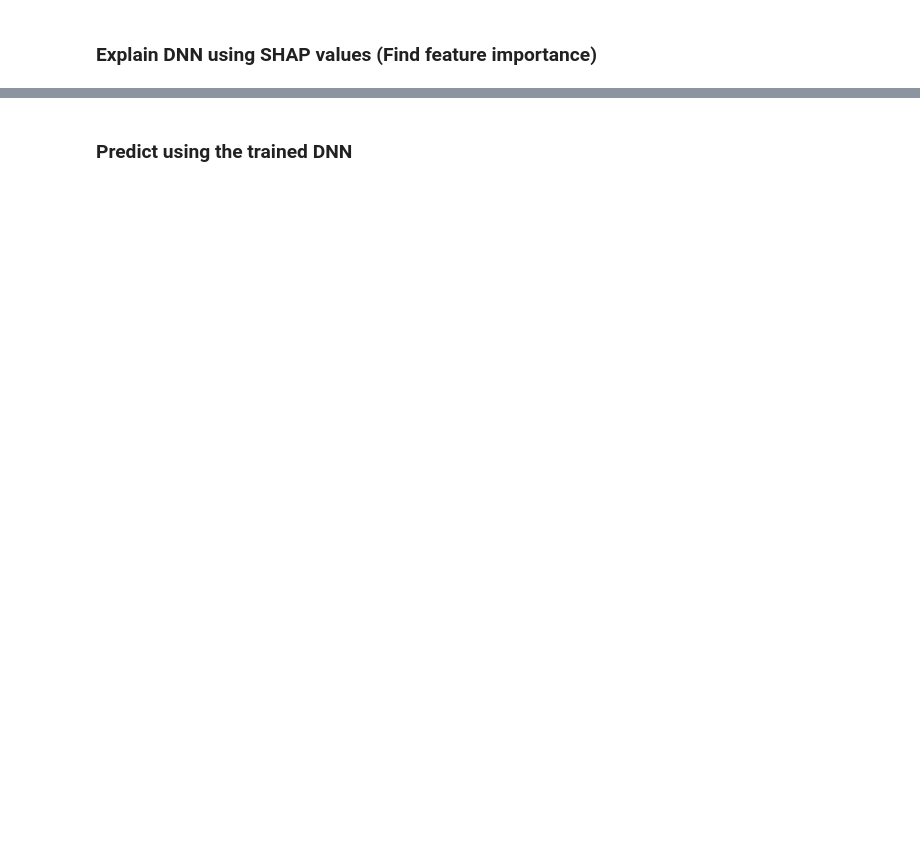
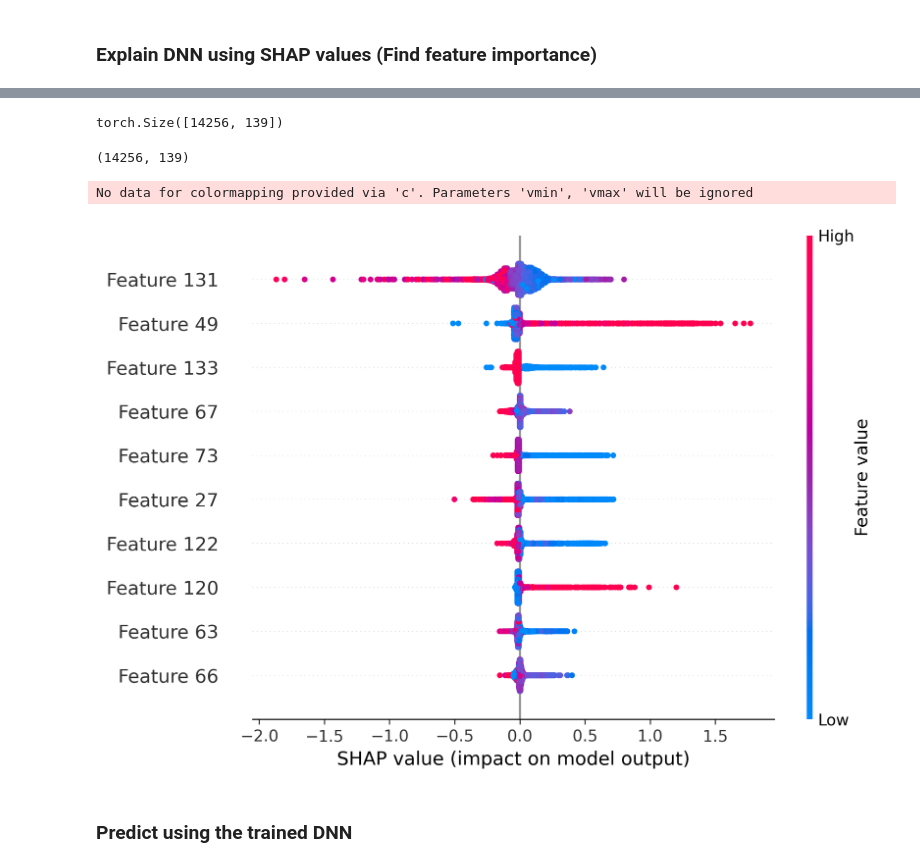
Before and after one commit to paramnav/nn-toc, a Jupyter notebook: notebooks/TOC/TOC_NN_CS.ipynb, the cells around one changed output, grey strips where cells are left out. Drawn from its saved outputs; the diff is of its cells as text; code cells hidden in the pictures; blank space fills up the shorter version.

```diff
--- a/notebooks/TOC/TOC_NN_CS.ipynb
+++ b/notebooks/TOC/TOC_NN_CS.ipynb
@@ -349,13 +384,3 @@ features = torch.tensor(features, dtype=torch.float64)
 
 if torch.cuda.is_available():
     features = features.cuda()
-# %%
-# GPU intensive operation!!!
-explain_shap(model, features, feature_names=None, explainer_path='preprocessed/explainer_CS.pkl', shap_values_path='preprocessed/shap_values_CS.pkl', force_plot_index=0, summary_max_display=10)
-
-#if the previous line has already been performed and the shap values are saved, only the following lines can be used.
-with open('preprocessed/explainer_CS.pkl', 'rb') as explainer_file:
-    explainer = pickle.load(explainer_file)
-
-with open('preprocessed/shap_values_CS.pkl', 'rb') as shap_values_file:
-    shap_values = pickle.load(shap_values_file)
@@ -367,0 +390,21 @@ No data for colormapping provided via 'c'. Parameters 'vmin', 'vmax' will be ign
+# %%
+#if the previous line has already been performed and the shap values are saved, only the following lines can be used.
+with open('preprocessed/explainer_CS_v2.pkl', 'rb') as explainer_file:
+    explainer = pickle.load(explainer_file)
+
+with open('preprocessed/shap_values_CS_v2.pkl', 'rb') as shap_values_file:
+    shap_values = pickle.load(shap_values_file)
+# %%
+features.shape
+# %% [output]
+torch.Size([14256, 139])
+# %%
+shap_values.shape
+# %% [output]
+(14256, 139)
+# %%
+plt.figure(dpi=300)
+shap.summary_plot(shap_values, features.cpu().numpy(), max_display=10)
+# %% [output]
+No data for colormapping provided via 'c'. Parameters 'vmin', 'vmax' will be ignored
+[figure, added]
```
Also changed, not shown: parts of 26 cells of this notebook, 33 other files.
